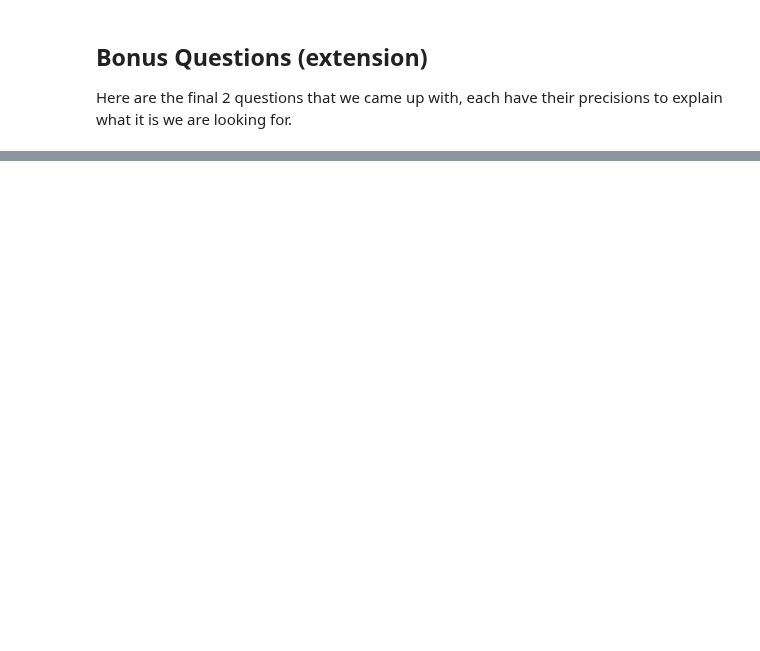
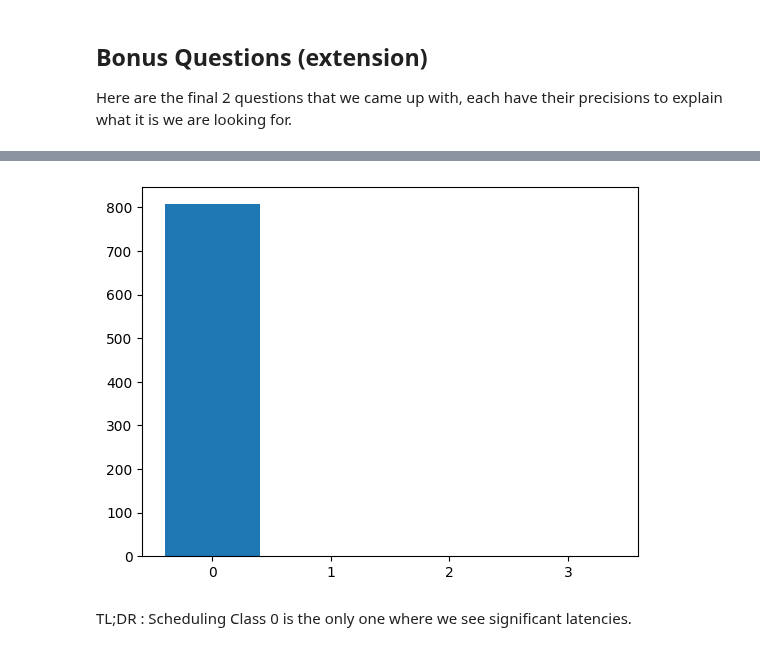
Before and after one commit to EltRnl/SparkProject, a Jupyter notebook: src/rough_exploration.ipynb, the cells around one changed output, grey strips where cells are left out. Cells and saved outputs as stored; diff of their text form; code cells hidden in the pictures; blank space fills up the shorter version.

```diff
--- a/src/rough_exploration.ipynb
+++ b/src/rough_exploration.ipynb
@@ -808,0 +990,13 @@ Hypothesis :
+# %%
+average_death_overall = average_death_duration_per_class \
+    .map(lambda c: (c[0],(c[1],1))) \
+    .reduceByKey(lambda x,y: (x[0]+y[0],x[1]+y[1])) \
+    .map(lambda x: (x[0],x[1][0]/x[1][1]))
+
+_, data = zip(*average_death_overall.collect())
+plt.bar(["0","1","2","3"],data)
+plt.show()
+# %% [output]
+[figure, added]
+# %% [markdown]
+TL;DR : Scheduling Class 0 is the only one where we see significant latencies.
```
Also changed, not shown: parts of 42 cells of this notebook.
